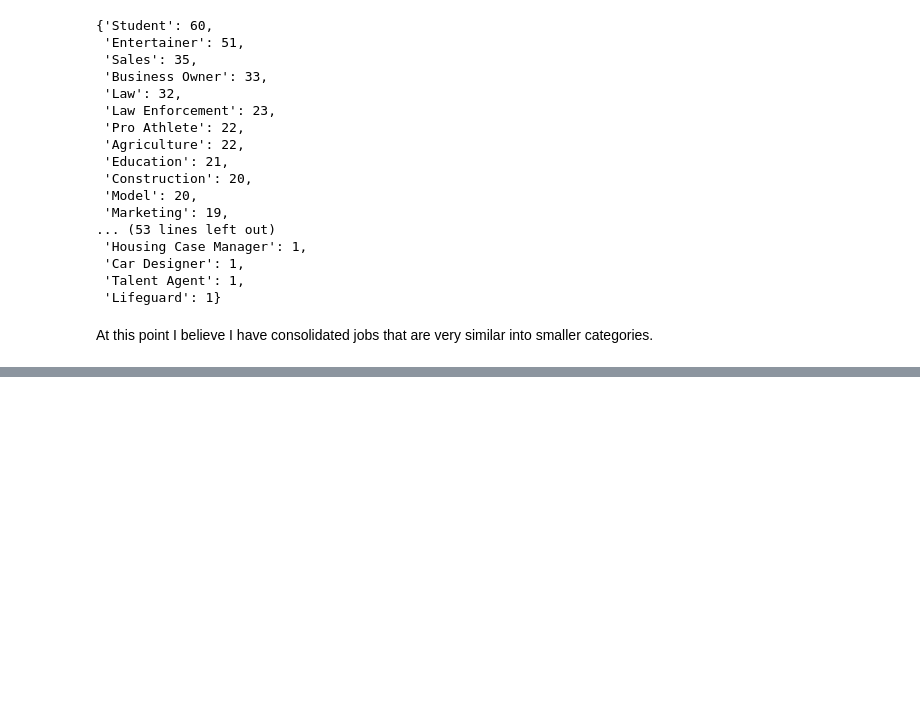
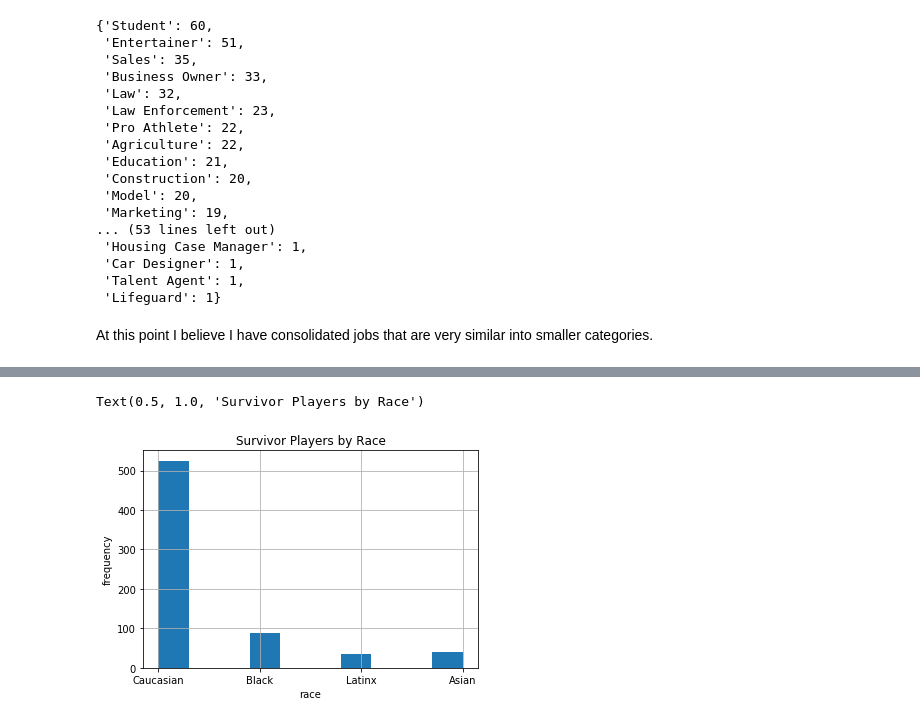
Before and after one commit to kayschulz/survivor_analysis, a Jupyter notebook: exploratory_analysis.ipynb, the cells around one changed output, grey strips where cells are left out. Cells and saved outputs as stored; diff of their text form; code cells hidden in the pictures; blank space fills up the shorter version.

```diff
--- a/exploratory_analysis.ipynb
+++ b/exploratory_analysis.ipynb
@@ -393,0 +397,8 @@ AttributeError: 'Figure' object has no attribute 'barh'
+# %%
+ax = players['race'].hist()
+ax.set_xlabel('race')
+ax.set_ylabel('frequency')
+ax.set_title('Survivor Players by Race')
+# %% [output]
+Text(0.5, 1.0, 'Survivor Players by Race')
+[figure, added]
```
Also changed, not shown: parts of 2 cells of this notebook.
